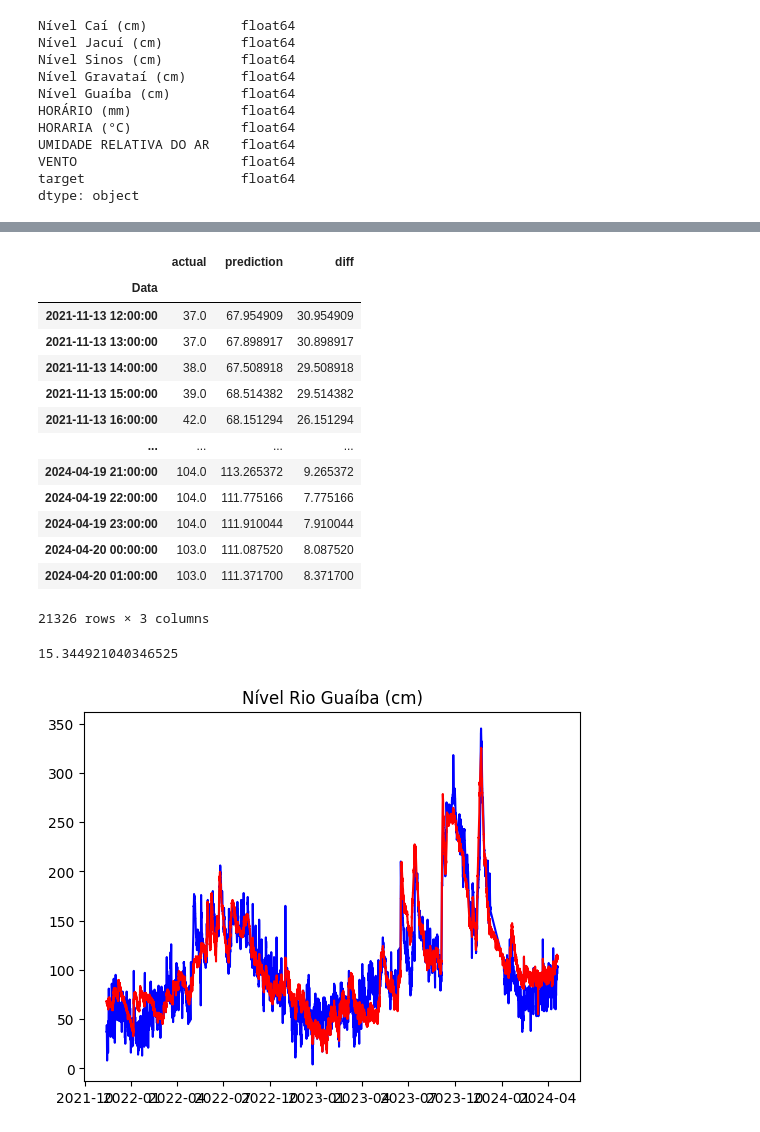
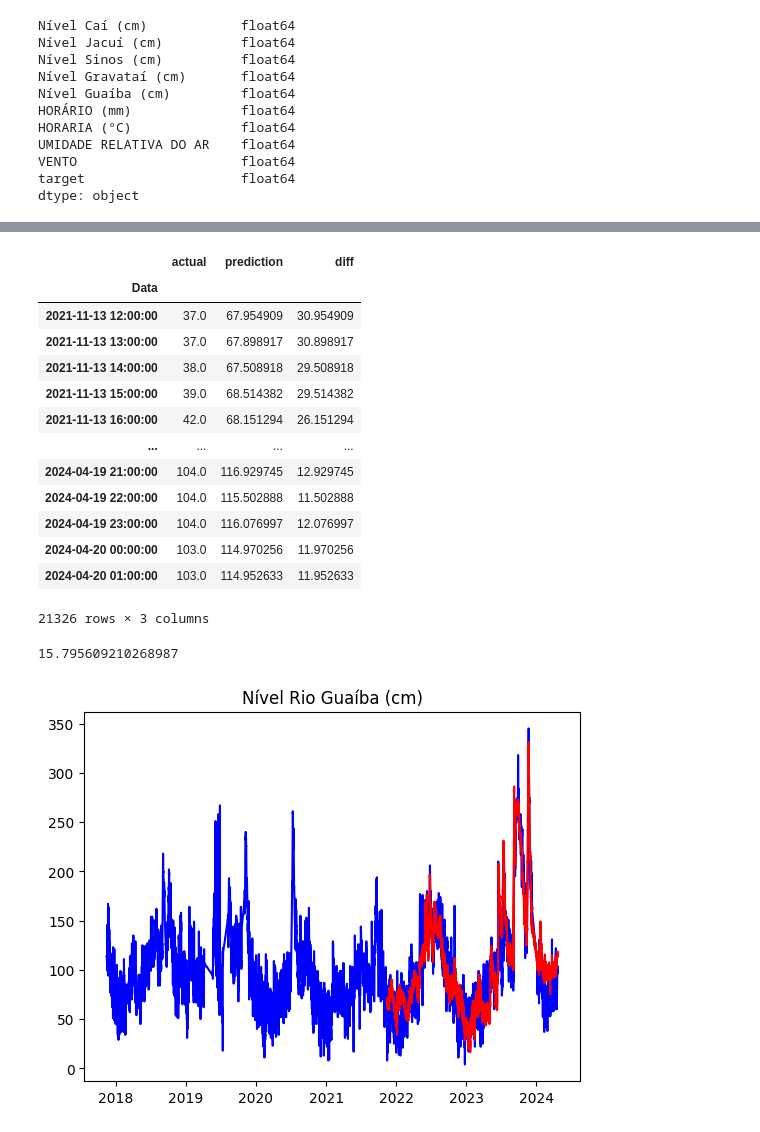
Before and after one commit to craudinmoreira/ML-TCC-Claudio-Moreira, a Jupyter notebook: predict_rio.ipynb, the cells around one changed output, grey strips where cells are left out. Saved outputs shown, nothing was run; the diff lists cells and outputs as text; code cells hidden in the pictures.

Commit message:
Alteração modelo ridge

```diff
--- a/predict_rio.ipynb
+++ b/predict_rio.ipynb
@@ -55,9 +62,10 @@ weather.corr()
 # %%
 rr = Ridge(alpha=.1)
 
+#predictors = weather.columns[~weather.columns.isin(['target', 'Nível Guaíba (cm)', 'HORÁRIO (mm)', 'HORÁRIA (°C)', 'UMIDADE RELATIVA DO AR', 'VENTO'])]
 predictors = weather.columns[~weather.columns.isin(['target', 'Nível Guaíba (cm)'])]
 
-def backtest(weather, model, predictors, start=35040, step=12):
+def backtest(weather, model, predictors, start=35040, step=weather.shape[0]-35040):
 
     all_predictions = []
 
@@ -88,20 +96,20 @@ predictions
 | 2021-11-13 15:00:00 | 39.0 | 68.514382 | 29.514382 |
 | 2021-11-13 16:00:00 | 42.0 | 68.151294 | 26.151294 |
 | ... | ... | ... | ... |
-| 2024-04-19 21:00:00 | 104.0 | 113.265372 | 9.265372 |
-| 2024-04-19 22:00:00 | 104.0 | 111.775166 | 7.775166 |
-| 2024-04-19 23:00:00 | 104.0 | 111.910044 | 7.910044 |
-| 2024-04-20 00:00:00 | 103.0 | 111.087520 | 8.087520 |
-| 2024-04-20 01:00:00 | 103.0 | 111.371700 | 8.371700 |
+| 2024-04-19 21:00:00 | 104.0 | 116.929745 | 12.929745 |
+| 2024-04-19 22:00:00 | 104.0 | 115.502888 | 11.502888 |
+| 2024-04-19 23:00:00 | 104.0 | 116.076997 | 12.076997 |
+| 2024-04-20 00:00:00 | 103.0 | 114.970256 | 11.970256 |
+| 2024-04-20 01:00:00 | 103.0 | 114.952633 | 11.952633 |
 21326 rows × 3 columns
 # %%
 mean_absolute_error(predictions["actual"], predictions["prediction"])
 # %% [output]
-15.344921040346525
+15.795609210268987
 # %%
-plt.plot(predictions['actual'], color='blue', label='Histórico de treinamento')
+plt.plot(weather['Nível Guaíba (cm)'], color='blue', label='Histórico de treinamento')
 plt.plot(predictions['prediction'], color='red', label='Histórico de teste')
 plt.title('Nível Rio Guaíba (cm)')
 plt.show()
 # %% [output]
-[figure, old version]
+[figure, new version]
```
Also changed, not shown: parts of 2 cells of this notebook.
